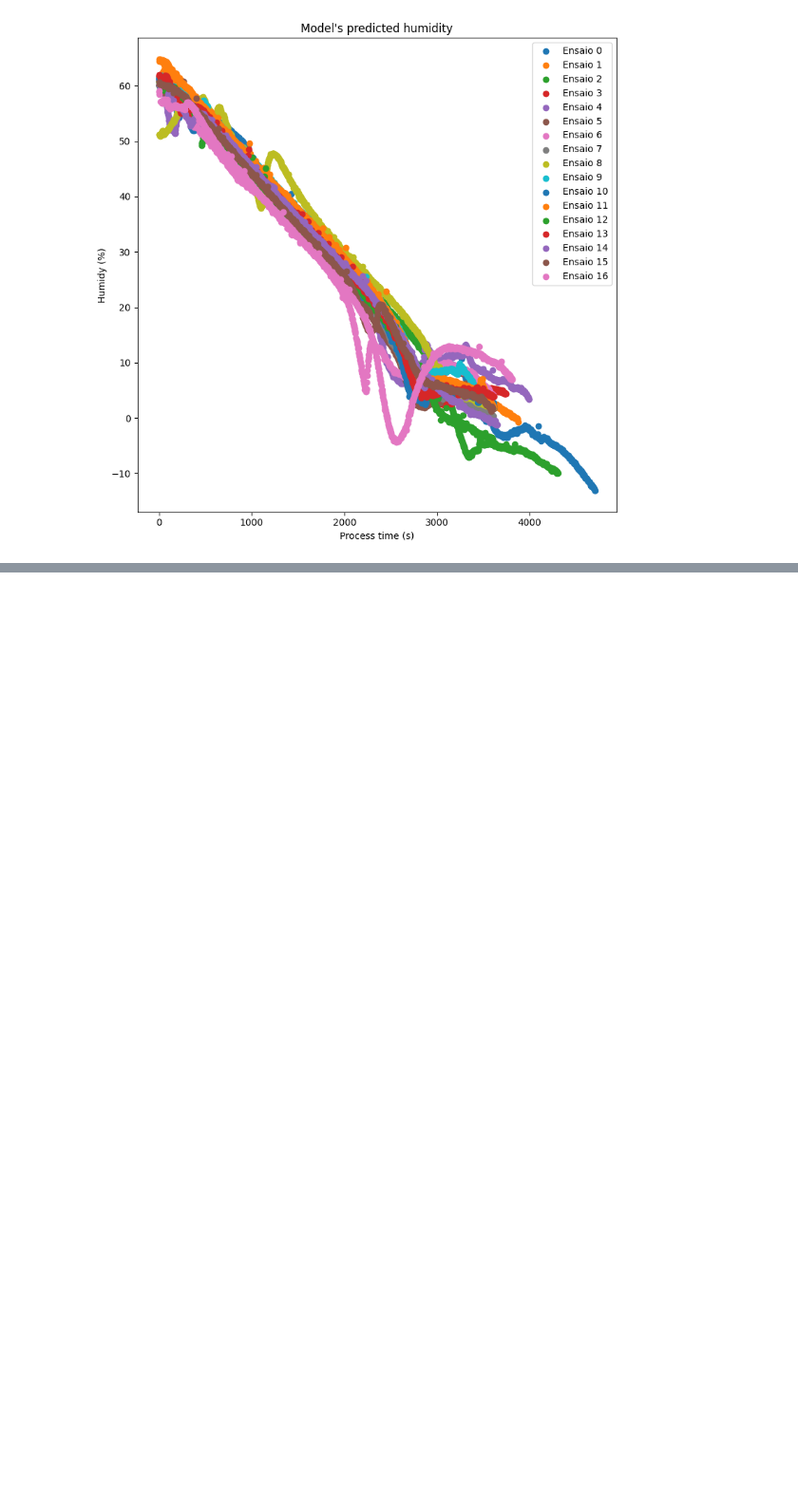
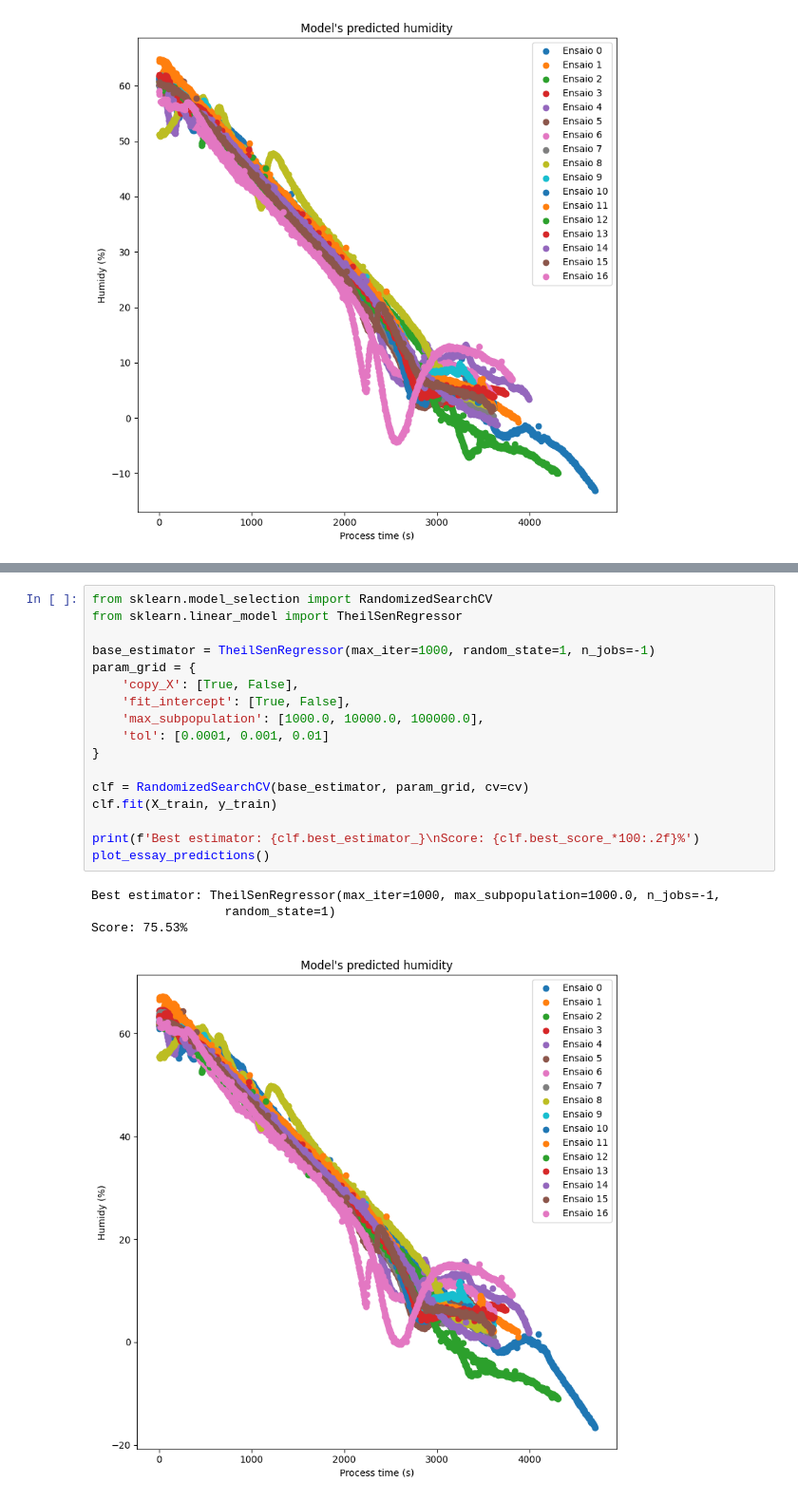
Before and after one commit to Raphael-Marchetti-Calciolari/projects-tcc-imt-2023, a Jupyter notebook: scripts/models_v2.ipynb, the cells around one changed output, grey strips where cells are left out. Shown at 95% size. Cells and saved outputs as stored; diff of their text form; blank space fills up the shorter version.

```diff
--- a/scripts/models_v2.ipynb
+++ b/scripts/models_v2.ipynb
@@ -341,0 +402,22 @@ Score: 65.66%
+# %%
+from sklearn.model_selection import RandomizedSearchCV
+from sklearn.linear_model import TheilSenRegressor
+
+base_estimator = TheilSenRegressor(max_iter=1000, random_state=1, n_jobs=-1)
+param_grid = {
+    'copy_X': [True, False],
+    'fit_intercept': [True, False],
+    'max_subpopulation': [1000.0, 10000.0, 100000.0],
+    'tol': [0.0001, 0.001, 0.01]
+}
+
+clf = RandomizedSearchCV(base_estimator, param_grid, cv=cv)
+clf.fit(X_train, y_train)
+
+print(f'Best estimator: {clf.best_estimator_}\nScore: {clf.best_score_*100:.2f}%')
+plot_essay_predictions()
+# %% [output]
+Best estimator: TheilSenRegressor(max_iter=1000, max_subpopulation=1000.0, n_jobs=-1,
+                  random_state=1)
+Score: 75.53%
+[figure, added]
```
Also changed, not shown: parts of 14 cells of this notebook.
